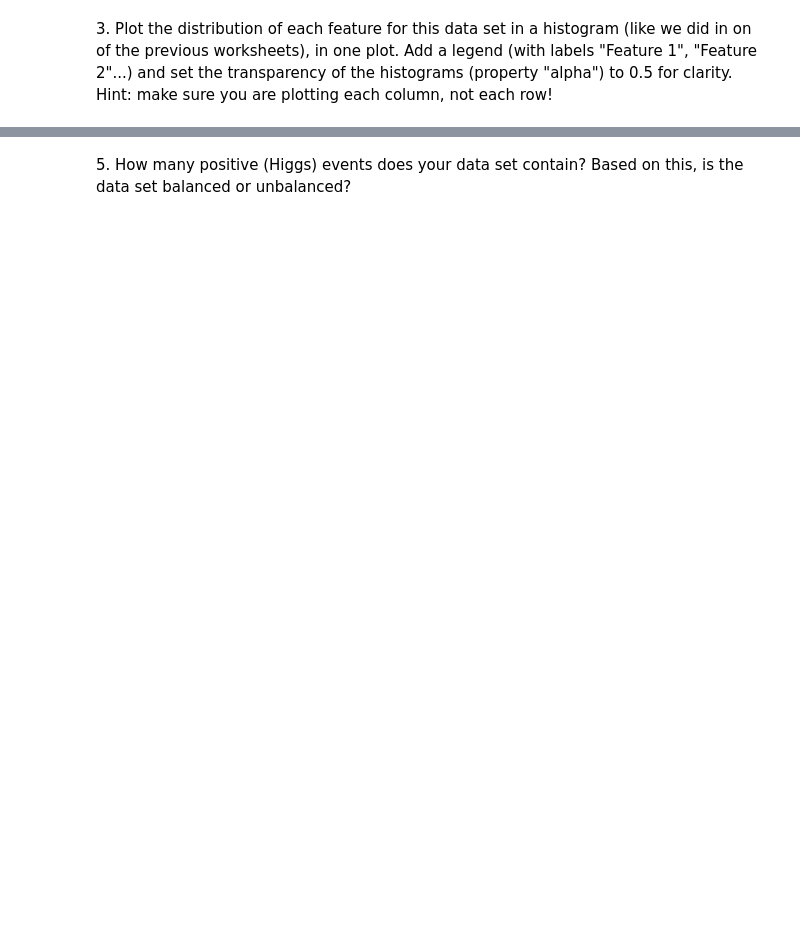
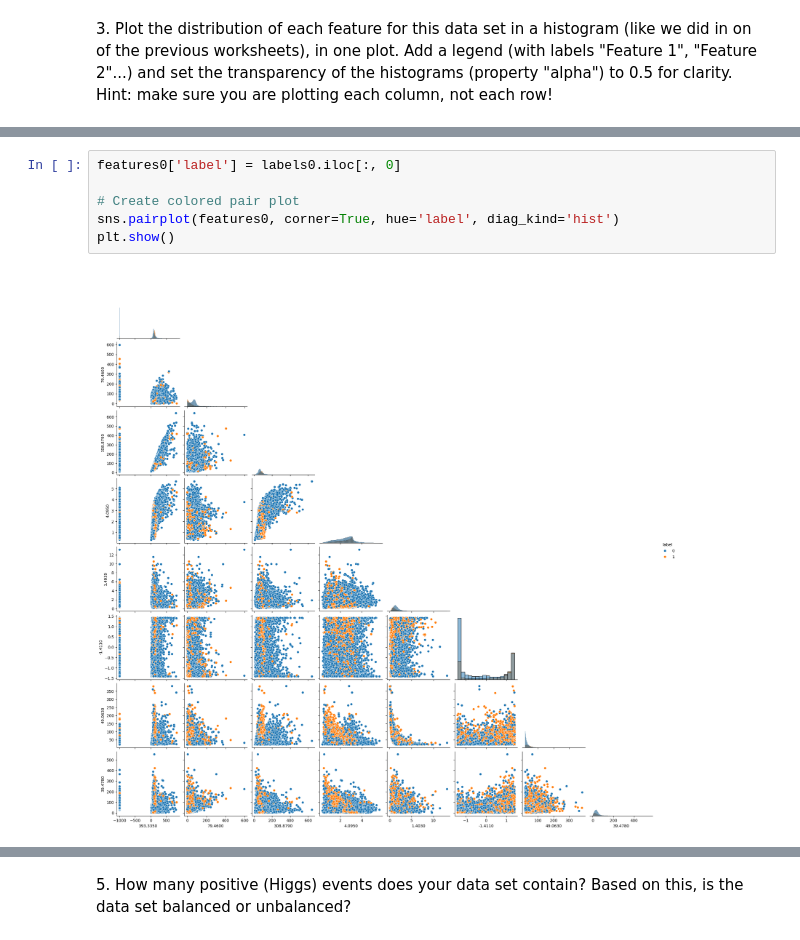
Before and after one commit to seoserang/phys255ml, a Jupyter notebook: 3 SVM and SVC/Assignment5/WS4_HiggsBoson_Optimization.ipynb, the cells around one changed output, grey strips where cells are left out. Saved outputs shown, nothing was run; the diff lists cells and outputs as text; blank space fills up the shorter version.

```diff
--- a/3 SVM and SVC/Assignment5/WS4_HiggsBoson_Optimization.ipynb
+++ b/3 SVM and SVC/Assignment5/WS4_HiggsBoson_Optimization.ipynb
@@ -18,0 +104,8 @@ For this worksheet, we provide you with a (simplified) version of the simulated
+# %%
+features0['label'] = labels0.iloc[:, 0]
+
+# Create colored pair plot
+sns.pairplot(features0, corner=True, hue='label', diag_kind='hist')
+plt.show()
+# %% [output]
+[figure, added]
```
Also changed, not shown: parts of 16 cells of this notebook, 1 other file.
